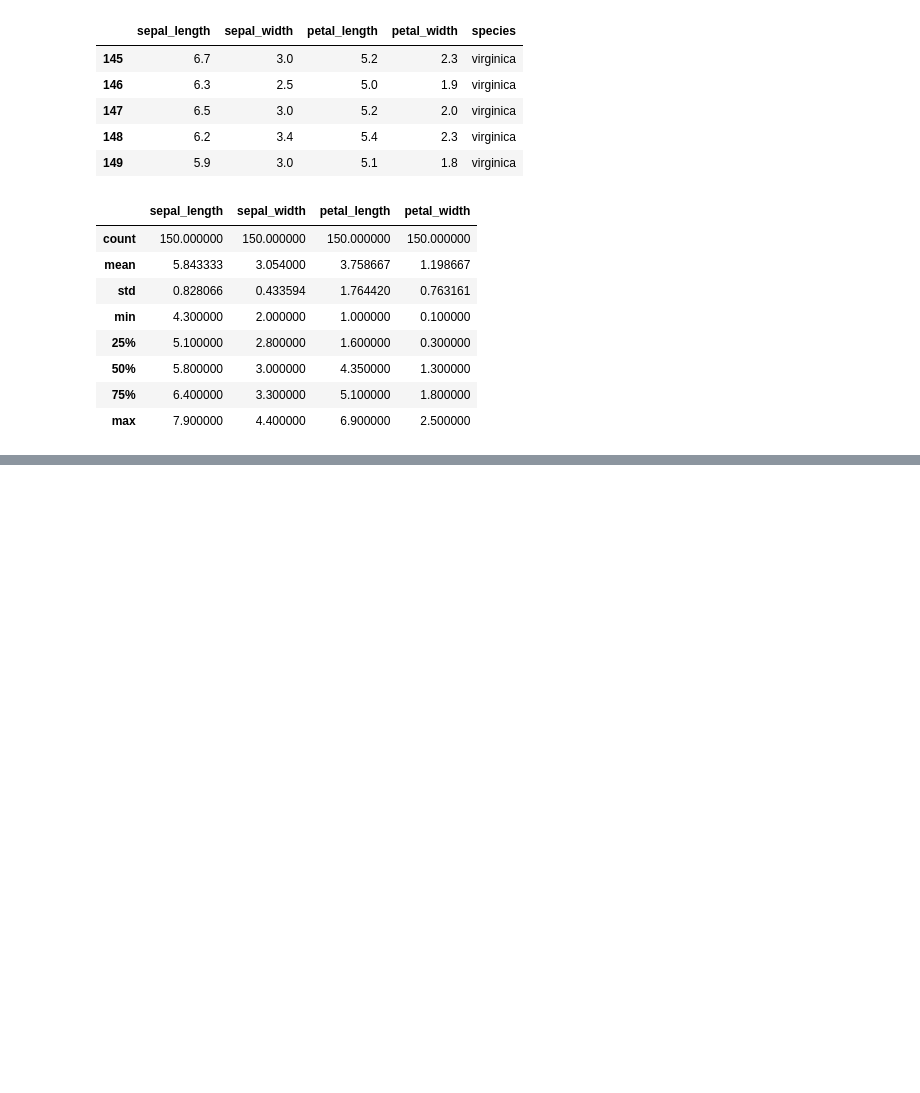
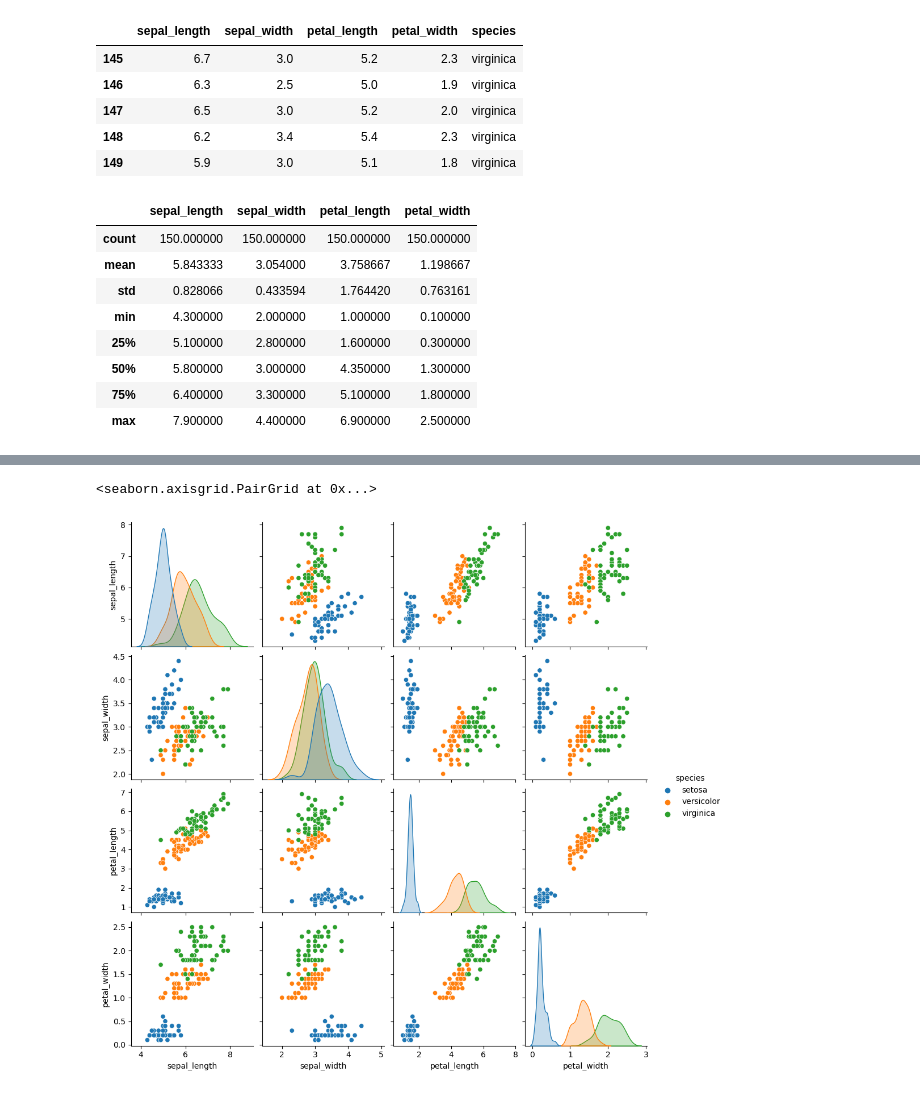
Before and after one commit to PeeBs68/mywork, a Jupyter notebook: prog_da_week5.ipynb, the cells around one changed output, grey strips where cells are left out. Saved outputs shown, nothing was run; the diff lists cells and outputs as text; code cells hidden in the pictures; blank space fills up the shorter version.

```diff
--- a/prog_da_week5.ipynb
+++ b/prog_da_week5.ipynb
@@ -277,0 +308,7 @@ df.describe()
+# %%
+# Add colours and legend
+
+sns.pairplot(df, hue='species')
+# %% [output]
+<seaborn.axisgrid.PairGrid at 0x...>
+[figure, added]
```
Also changed, not shown: parts of 5 cells of this notebook.
